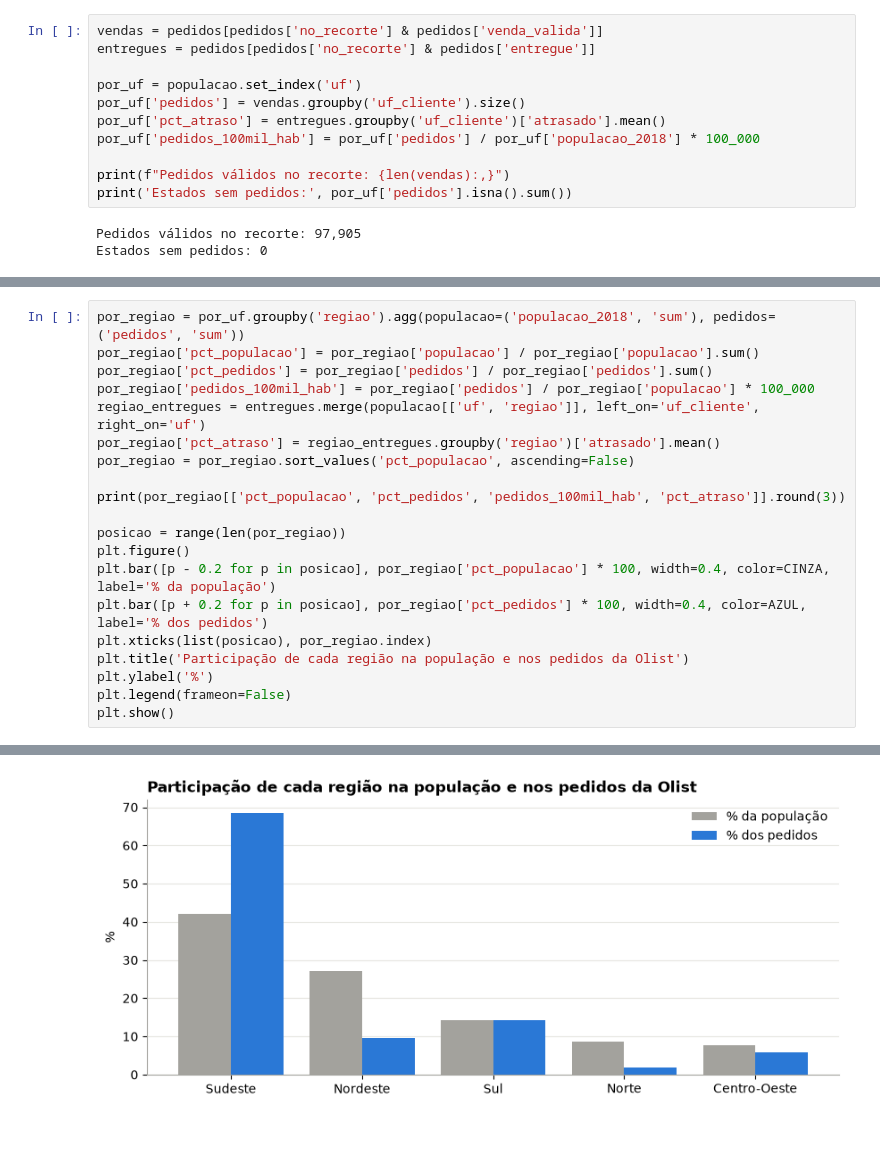
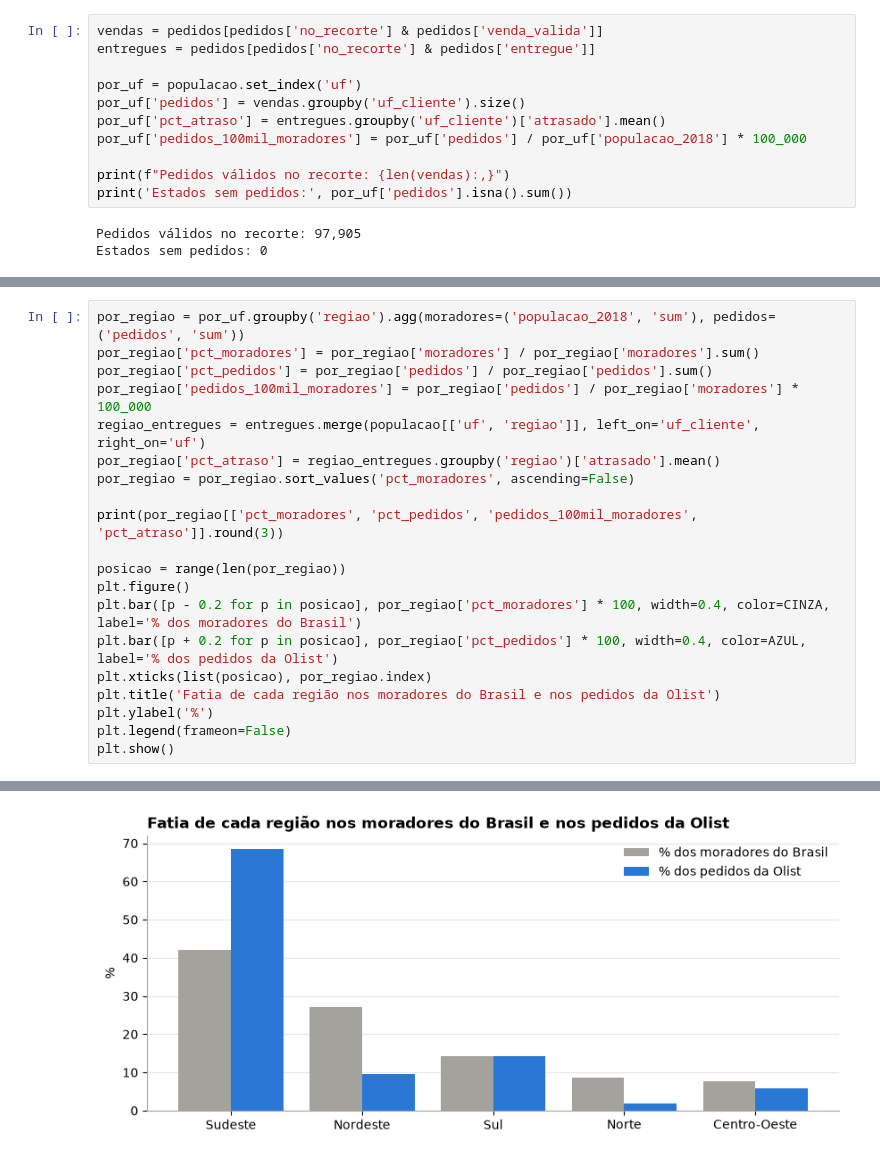
Before and after one commit to tiagolid/tech_challenge_fase_1_tiago, a Jupyter notebook: notebooks/05_espaco_para_crescer_e_previsao.ipynb, the cells around one changed output, grey strips where cells are left out. Saved outputs shown, nothing was run; the diff lists cells and outputs as text.

```diff
--- a/notebooks/05_espaco_para_crescer_e_previsao.ipynb
+++ b/notebooks/05_espaco_para_crescer_e_previsao.ipynb
@@ -48,7 +50,7 @@ entregues = pedidos[pedidos['no_recorte'] & pedidos['entregue']]
 por_uf = populacao.set_index('uf')
 por_uf['pedidos'] = vendas.groupby('uf_cliente').size()
 por_uf['pct_atraso'] = entregues.groupby('uf_cliente')['atrasado'].mean()
-por_uf['pedidos_100mil_hab'] = por_uf['pedidos'] / por_uf['populacao_2018'] * 100_000
+por_uf['pedidos_100mil_moradores'] = por_uf['pedidos'] / por_uf['populacao_2018'] * 100_000
 
 print(f"Pedidos válidos no recorte: {len(vendas):,}")
 print('Estados sem pedidos:', por_uf['pedidos'].isna().sum())
@@ -64,20 +72,20 @@ Estados sem pedidos: 0
 # %%
-por_regiao = por_uf.groupby('regiao').agg(populacao=('populacao_2018', 'sum'), pedidos=('pedidos', 'sum'))
-por_regiao['pct_populacao'] = por_regiao['populacao'] / por_regiao['populacao'].sum()
+por_regiao = por_uf.groupby('regiao').agg(moradores=('populacao_2018', 'sum'), pedidos=('pedidos', 'sum'))
+por_regiao['pct_moradores'] = por_regiao['moradores'] / por_regiao['moradores'].sum()
 por_regiao['pct_pedidos'] = por_regiao['pedidos'] / por_regiao['pedidos'].sum()
-por_regiao['pedidos_100mil_hab'] = por_regiao['pedidos'] / por_regiao['populacao'] * 100_000
+por_regiao['pedidos_100mil_moradores'] = por_regiao['pedidos'] / por_regiao['moradores'] * 100_000
 regiao_entregues = entregues.merge(populacao[['uf', 'regiao']], left_on='uf_cliente', right_on='uf')
 por_regiao['pct_atraso'] = regiao_entregues.groupby('regiao')['atrasado'].mean()
-por_regiao = por_regiao.sort_values('pct_populacao', ascending=False)
+por_regiao = por_regiao.sort_values('pct_moradores', ascending=False)
 
-print(por_regiao[['pct_populacao', 'pct_pedidos', 'pedidos_100mil_hab', 'pct_atraso']].round(3))
+print(por_regiao[['pct_moradores', 'pct_pedidos', 'pedidos_100mil_moradores', 'pct_atraso']].round(3))
 
 posicao = range(len(por_regiao))
 plt.figure()
-plt.bar([p - 0.2 for p in posicao], por_regiao['pct_populacao'] * 100, width=0.4, color=CINZA, label='% da população')
-plt.bar([p + 0.2 for p in posicao], por_regiao['pct_pedidos'] * 100, width=0.4, color=AZUL, label='% dos pedidos')
+plt.bar([p - 0.2 for p in posicao], por_regiao['pct_moradores'] * 100, width=0.4, color=CINZA, label='% dos moradores do Brasil')
+plt.bar([p + 0.2 for p in posicao], por_regiao['pct_pedidos'] * 100, width=0.4, color=AZUL, label='% dos pedidos da Olist')
 plt.xticks(list(posicao), por_regiao.index)
-plt.title('Participação de cada região na população e nos pedidos da Olist')
+plt.title('Fatia de cada região nos moradores do Brasil e nos pedidos da Olist')
 plt.ylabel('%')
 plt.legend(frameon=False)
 plt.show()
@@ -92,2 +100,2 @@ Centro-Oeste          0.077        0.058              35.509       0.065
-[figure, old version]
+[figure, new version]
 # %% [markdown]
```
Also changed, not shown: parts of 20 cells of this notebook, 1 other file.
